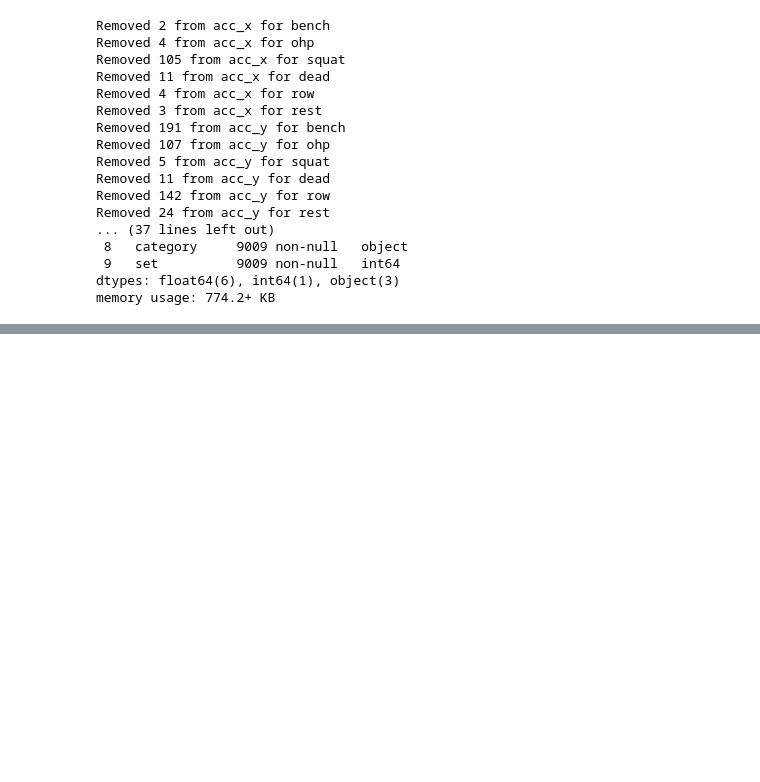
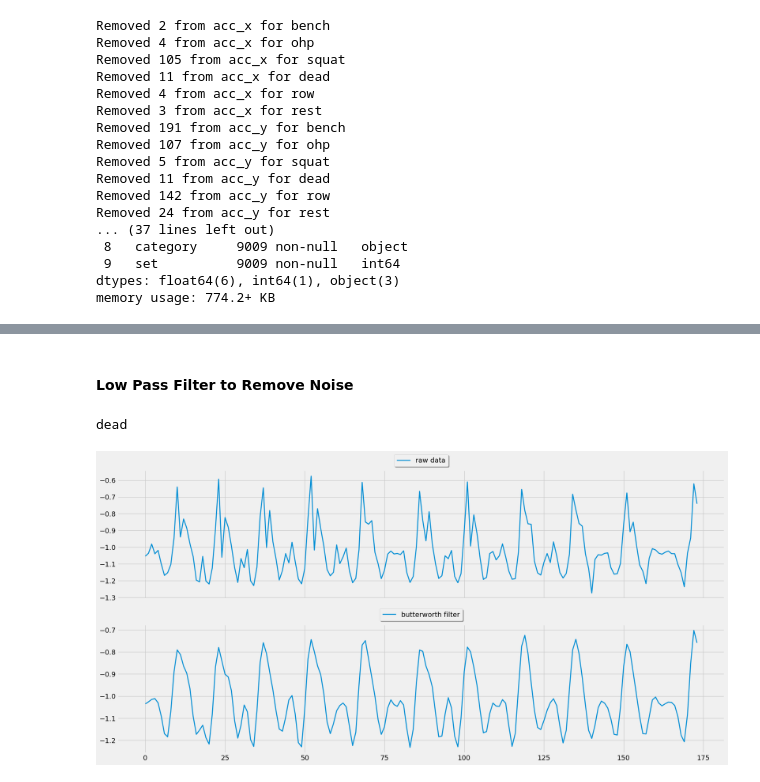
Before and after one commit to 1minute99/Barbell-Exercise-Classifier, a Jupyter notebook: main.ipynb, the cells around one changed output, grey strips where cells are left out. Drawn from its saved outputs; the diff is of its cells as text; code cells hidden in the pictures; blank space fills up the shorter version.

```diff
--- a/main.ipynb
+++ b/main.ipynb
@@ -293,0 +321,9 @@ outliers_removed_df.to_csv("data/interim/1_outlier_removed")
+# %%
+for s in df["set"].unique():
+    start = df[df["set"] == s].index[0]
+    stop = df[df["set"] == s].index[-1]
+
+    duration = stop - start
+    df.loc[(df["set"] == s), "duration"] = duration.seconds
+
+df.head()
@@ -293,0 +338,27 @@ outliers_removed_df.to_csv("data/interim/1_outlier_removed")
+# %% [markdown]
+#### Low Pass Filter to Remove Noise
+# %%
+df_lowpass = df.copy()
+LowPass = LowPassFilter()
+
+fs = 1000 / 200
+cutoff = 1.2
+
+df_lowpass = LowPass.low_pass_filter(df_lowpass, "acc_y", fs, cutoff, order=5)
+
+subset = df_lowpass[df_lowpass["set"] == 45]
+print(subset["label"].iloc[0])
+
+fig, ax = plt.subplots(nrows=2, sharex=True, figsize=(20, 10))
+ax[0].plot(subset["acc_y"].reset_index(drop=True), label="raw data")
+ax[1].plot(subset["acc_y_lowpass"].reset_index(drop=True), label="butterworth filter")
+ax[0].legend(loc="upper center", bbox_to_anchor=(0.5, 1.15), fancybox=True, shadow=True)
+ax[1].legend(loc="upper center", bbox_to_anchor=(0.5, 1.15), fancybox=True, shadow=True)
+
+for col in predictor_columns:
+    df_lowpass = LowPass.low_pass_filter(df_lowpass, col, fs, cutoff, order=5)
+    df_lowpass[col] = df_lowpass[col + "_lowpass"]
+    del df_lowpass[col + "_lowpass"]
+# %% [output]
+dead
+[figure, added]
```
Also changed, not shown: parts of 55 cells of this notebook, 6 other files.
